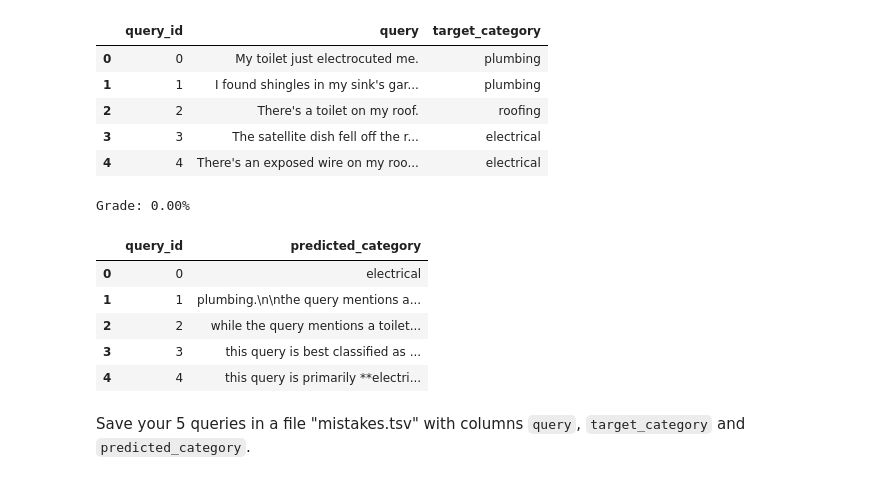
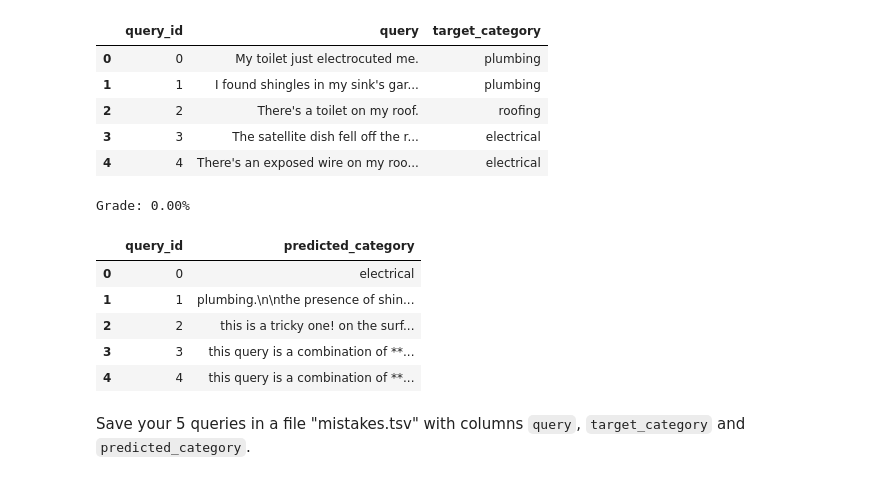
Before and after one commit to jtvon/dx704-project-11, a Jupyter notebook: project.ipynb, the cells around one changed output. Saved outputs shown, nothing was run; the diff lists cells and outputs as text; code cells hidden in the pictures.

Commit message:
Updates to evaluate prompt function

```diff
--- a/project.ipynb
+++ b/project.ipynb
@@ -63,7 +63,9 @@ def evaluate_prompt(df_to_evaluate, prompt_template):
         query = row.query
         target = row.target_category
 
-        response = get_response(prompt_template.format(query=query))
+        # Concatenate the prompt_template and the query
+        full_prompt = f"{prompt_template} {query}"
+        response = get_response(full_prompt)
         predicted_category = response.strip().lower()
 
         results.append({
@@ -79,7 +81,7 @@ def evaluate_prompt(df_to_evaluate, prompt_template):
     return grade, df_predict
 # %%
 # Define the prompt template used previously
-prompt_template = "Classify the following query as either roofing, plumbing, or electrical {query}"
+prompt_template = "Classify the following query as either roofing, plumbing, or electrical"
 
 grade, df_predictions = evaluate_prompt(df, prompt_template)
 print(f"Grade: {grade:.2f}%")
@@ -147,19 +149,19 @@ df_trick
 | 4 | 4 | There's an exposed wire on my roo... | electrical |
 # %%
 # Define the prompt template used previously
-prompt_template = "Classify the following query as either roofing, plumbing, or electrical {query}"
+prompt_template = "Classify the following query as either roofing, plumbing, or electrical"
 
 grade, df_predictions_trick = evaluate_prompt(df_trick, prompt_template)
 print(f"Grade: {grade:.2f}%")
 display(df_predictions_trick.head())
 # %% [output]
 Grade: 0.00%
 |  | query_id | predicted_category |
 | 0 | 0 | electrical |
-| 1 | 1 | plumbing.\n\nthe query mentions a... |
-| 2 | 2 | while the query mentions a toilet... |
-| 3 | 3 | this query is best classified as ... |
-| 4 | 4 | this query is primarily **electri... |
+| 1 | 1 | plumbing.\n\nthe presence of shin... |
+| 2 | 2 | this is a tricky one! on the surf... |
+| 3 | 3 | this query is a combination of **... |
+| 4 | 4 | this query is a combination of **... |
 # %% [markdown]
 Save your 5 queries in a file "mistakes.tsv" with columns `query`, `target_category` and `predicted_category`.
 # %%
```
Also changed, not shown: parts of 1 cell of this notebook.
